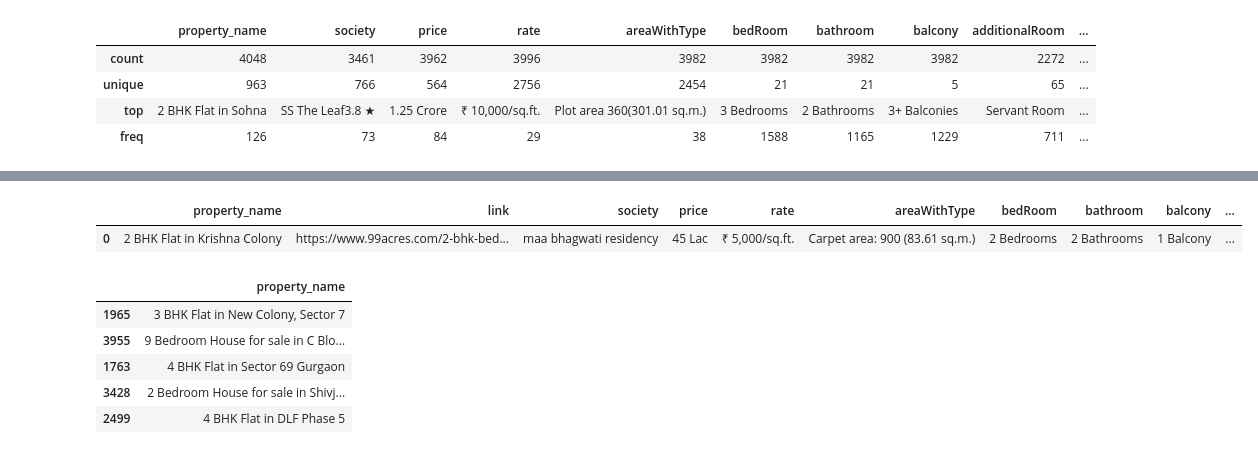
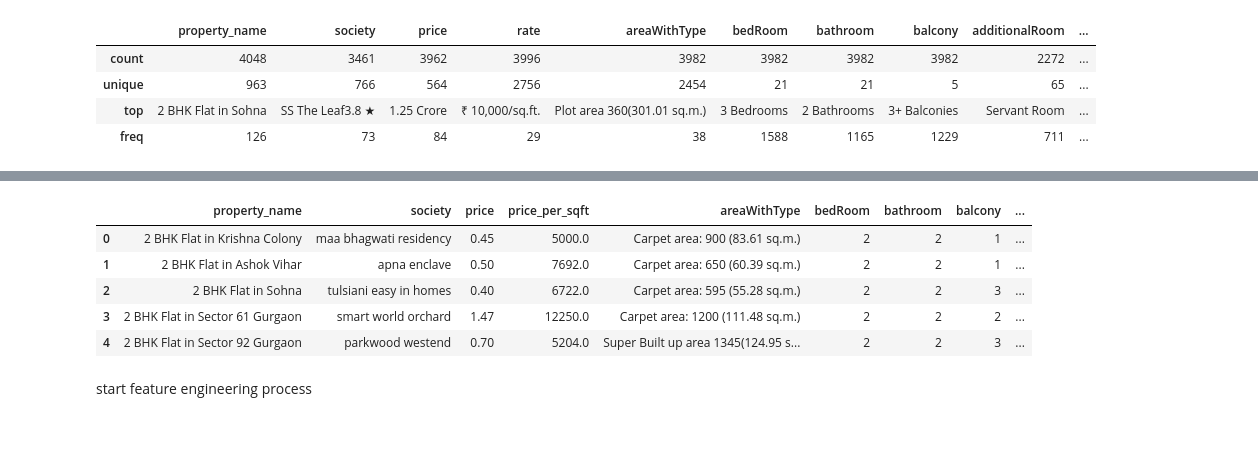
Before and after one commit to 2022BCD0052/Real-Estate-Project, a Jupyter notebook: index.ipynb, the cells around one changed output, grey strips where cells are left out. Saved outputs shown, nothing was run; the diff lists cells and outputs as text; code cells hidden in the pictures.

```diff
--- a/index.ipynb
+++ b/index.ipynb
@@ -69,0 +131,2 @@ df.describe()
+# %%
+df['bathroom'] = df['bathroom'].str.split(' ').str.get(0).astype('int')
@@ -69,0 +141,2 @@ df.describe()
+# %%
+df['balcony'] = df['balcony'].str.split(' ').str.get(0).str.replace('No', '0')
@@ -69,0 +151,2 @@ df.describe()
+# %%
+df['additionalRoom'].fillna('not available',inplace=True)
@@ -70,17 +175,19 @@ df.describe()
+# %%
+# use value count for data cleaning and statistics
+df['noOfFloor'].value_counts()
+df['noOfFloor'].isnull().sum()
+df['noOfFloor'] = df['noOfFloor'].str.split(' ').str.get(0)
 # %%
-df.head(1)
+df.head()
 # %% [output]
-|  | property_name | link | society | price | rate | areaWithType | bedRoom | bathroom | balcony | ... |
-| 0 | 2 BHK Flat in Krishna Colony | https://www.99acres.com/2-bhk-bed... | maa bhagwati residency | 45 Lac | ₹ 5,000/sq.ft. | Carpet area: 900 (83.61 sq.m.) | 2 Bedrooms | 2 Bathrooms | 1 Balcony | ... |
+|  | property_name | society | price | price_per_sqft | areaWithType | bedRoom | bathroom | balcony | ... |
+| 0 | 2 BHK Flat in Krishna Colony | maa bhagwati residency | 0.45 | 5000.0 | Carpet area: 900 (83.61 sq.m.) | 2 | 2 | 1 | ... |
+| 1 | 2 BHK Flat in Ashok Vihar | apna enclave | 0.50 | 7692.0 | Carpet area: 650 (60.39 sq.m.) | 2 | 2 | 1 | ... |
+| 2 | 2 BHK Flat in Sohna | tulsiani easy in homes | 0.40 | 6722.0 | Carpet area: 595 (55.28 sq.m.) | 2 | 2 | 3 | ... |
+| 3 | 2 BHK Flat in Sector 61 Gurgaon | smart world orchard | 1.47 | 12250.0 | Carpet area: 1200 (111.48 sq.m.) | 2 | 2 | 2 | ... |
+| 4 | 2 BHK Flat in Sector 92 Gurgaon | parkwood westend | 0.70 | 5204.0 | Super Built up area 1345(124.95 s... | 2 | 2 | 3 | ... |
-# %%
-df.sample(5)[['property_name']]
-# %% [output]
-|  | property_name |
-| 1965 | 3 BHK Flat in New Colony, Sector 7 |
-| 3955 | 9 Bedroom House for sale in C Blo... |
-| 1763 | 4 BHK Flat in Sector 69 Gurgaon |
-| 3428 | 2 Bedroom House for sale in Shivj... |
-| 2499 | 4 BHK Flat in DLF Phase 5 |
+# %% [markdown]
+start feature engineering process
 # %%
 import re
 
```
Also changed, not shown: parts of 14 cells of this notebook.
